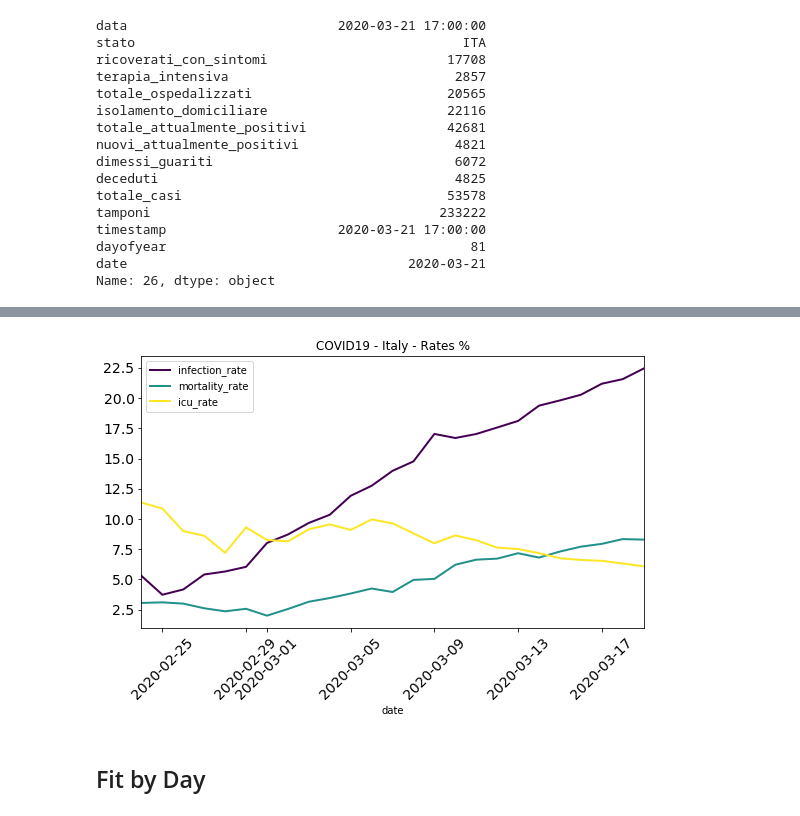
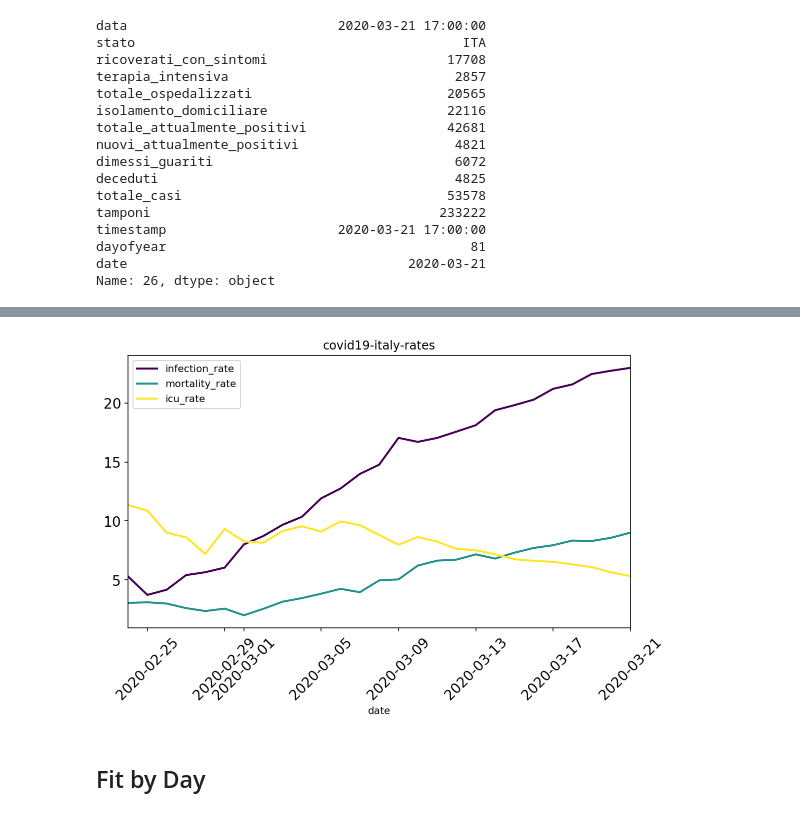
Before and after one commit to LorisMarini/coronavirus, a Jupyter notebook: covid19-analysis-italy.ipynb, the cells around one changed output, grey strips where cells are left out. Drawn from its saved outputs; the diff is of its cells as text; code cells hidden in the pictures.

```diff
--- a/covid19-analysis-italy.ipynb
+++ b/covid19-analysis-italy.ipynb
@@ -112,19 +119,14 @@ growth.plot(ylim=(0, 2), title = "Covid19 - Italy - Growth Rate")
-# %%
-axis = view.set_index("date")[["infection_rate", "mortality_rate", "icu_rate"]].plot(linewidth=2,
-                                                    figsize=(9,5),
-                                                    rot=45,
-                                                    fontsize=14,
-                                                    colormap="viridis",
-                                                    title="COVID19 - Italy - Rates %")
-
-# axis = view.set_index("date")[["intensive_care"]].plot(linewidth=2,
-#                                                     figsize=(9,5),
-#                                                     rot=45,
-#                                                     fontsize=14,
-#                                                     colormap="viridis",
-#                                                     )
-# %% [output]
-[figure, removed]
+# %%
+# Plot
+title = "covid19-italy-rates"
+kwargs = {"linewidth":2, "figsize":(9,5), "rot":45, "fontsize":14, "colormap":"viridis"}
+ax = view.set_index("date")[["infection_rate", "mortality_rate", "icu_rate"]].plot(title=title, **kwargs)
+
+# Save
+fig = ax.get_figure()
+fig.savefig(f"{title}.png")
+# %% [output]
+[figure, added]
 # %% [markdown]
 ## Fit by Day
 # %%
```
Also changed, not shown: parts of 3 cells of this notebook, 4 other files.
